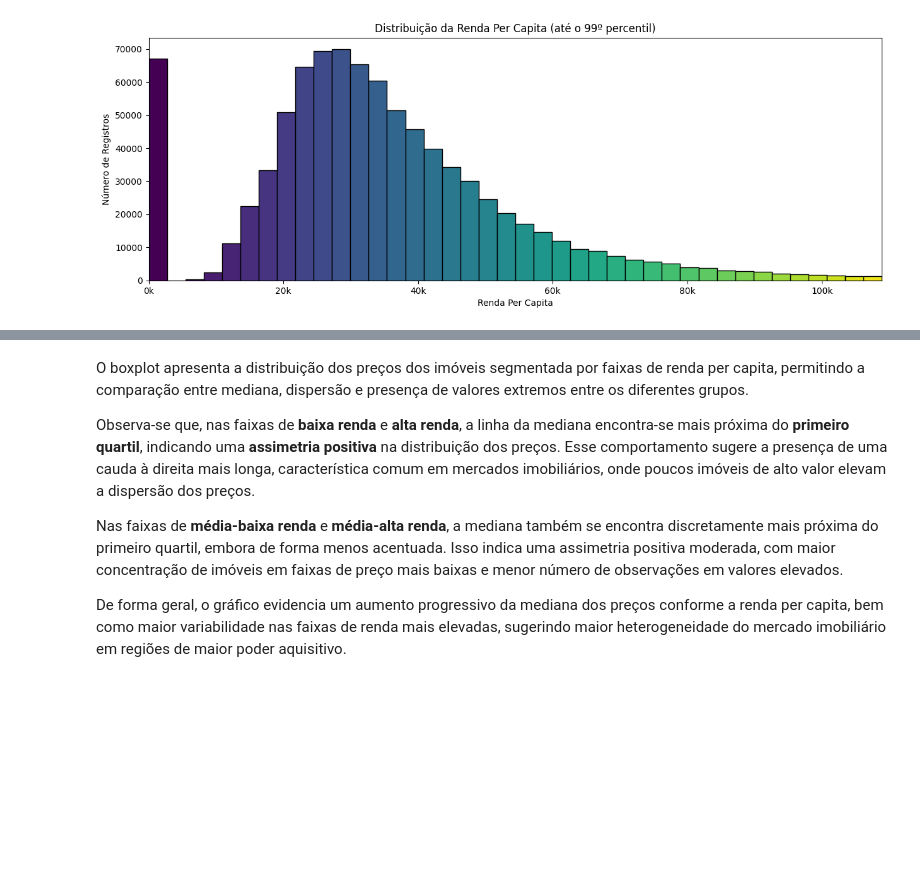
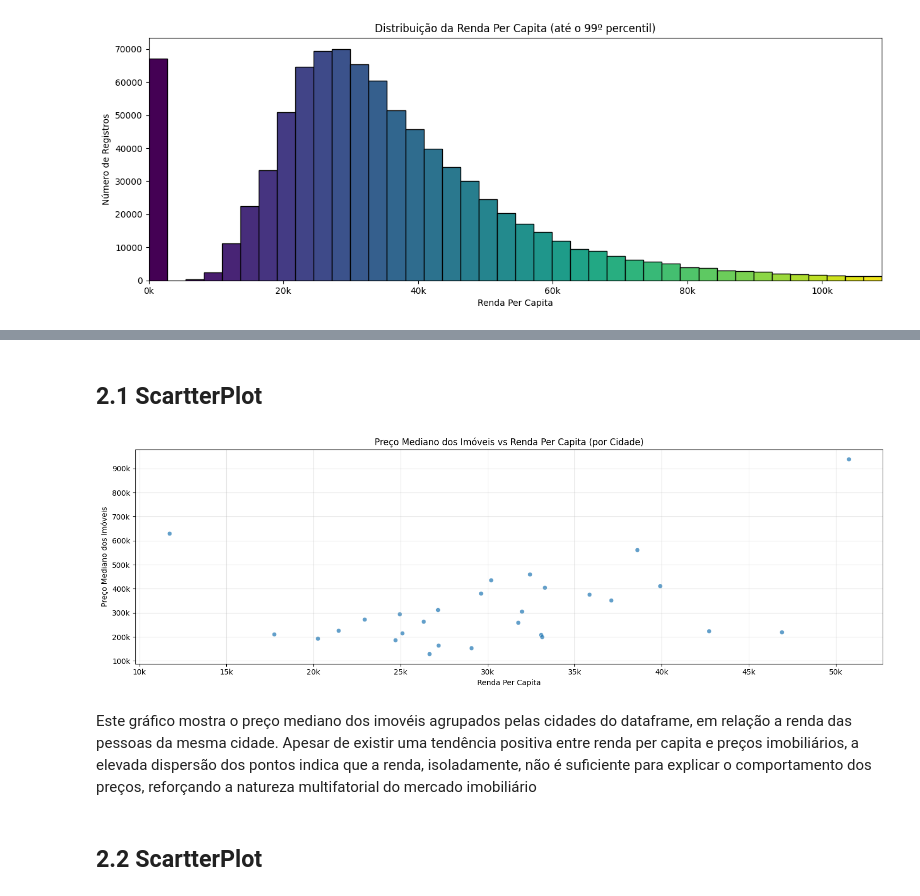
Before and after one commit to nicolascoqueiro/housets-analysis, a Jupyter notebook: Data Layer/silver/analytics.ipynb, the cells around one changed output, grey strips where cells are left out. Saved outputs shown, nothing was run; the diff lists cells and outputs as text; code cells hidden in the pictures; blank space fills up the shorter version.

```diff
--- a/Data Layer/silver/analytics.ipynb
+++ b/Data Layer/silver/analytics.ipynb
@@ -154,8 +138,56 @@ plt.show()
 # %% [markdown]
-O boxplot apresenta a distribuição dos preços dos imóveis segmentada por faixas de renda per capita, permitindo a comparação entre mediana, dispersão e presença de valores extremos entre os diferentes grupos.
-
-Observa-se que, nas faixas de **baixa renda** e **alta renda**, a linha da mediana encontra-se mais próxima do **primeiro quartil**, indicando uma **assimetria positiva** na distribuição dos preços. Esse comportamento sugere a presença de uma cauda à direita mais longa, característica comum em mercados imobiliários, onde poucos imóveis de alto valor elevam a dispersão dos preços.
-
-Nas faixas de **média-baixa renda** e **média-alta renda**, a mediana também se encontra discretamente mais próxima do primeiro quartil, embora de forma menos acentuada. Isso indica uma assimetria positiva moderada, com maior concentração de imóveis em faixas de preço mais baixas e menor número de observações em valores elevados.
-
-De forma geral, o gráfico evidencia um aumento progressivo da mediana dos preços conforme a renda per capita, bem como maior variabilidade nas faixas de renda mais elevadas, sugerindo maior heterogeneidade do mercado imobiliário em regiões de maior poder aquisitivo.
+## 2.1 ScartterPlot
+# %%
+dados_cidade_renda = (
+    dados
+    .groupby('city_full')
+    .agg(
+        preco_medio_cidade=('price', 'median'),
+        renda_per_capita=('per_capita_income', 'first')
+    )
+    .reset_index()
+)
+
+
+dados_cidade_renda = dados_cidade_renda[
+    dados_cidade_renda['renda_per_capita'] > 0
+]
+# %%
+plt.figure(figsize=(15,5))
+
+sns.scatterplot(
+    data=dados_cidade_renda,
+    x='renda_per_capita',
+    y='preco_medio_cidade',
+    alpha=0.7
+)
+
+dados_cidade_renda = dados_cidade_renda[
+    dados_cidade_renda['renda_per_capita'] > 0
+]
+
+
+plt.xlabel('Renda Per Capita')
+plt.ylabel('Preço Mediano dos Imóveis')
+plt.title('Preço Mediano dos Imóveis vs Renda Per Capita (por Cidade)')
+
+x_formatter = mtick.FuncFormatter(
+    lambda x, pos: f'{int(x/1_000)}k'
+)
+y_formatter = mtick.FuncFormatter(
+    lambda y, pos: f'{y/1_000_000:.1f}M' if y >= 1_000_000 else f'{int(y/1_000)}k'
+)
+
+plt.gca().xaxis.set_major_formatter(x_formatter)
+plt.gca().yaxis.set_major_formatter(y_formatter)
+
+plt.grid(alpha=0.3)
+plt.tight_layout()
+plt.show()
+# %% [output]
+[figure, added]
+# %% [markdown]
+Este gráfico mostra o preço mediano dos imovéis agrupados pelas cidades do dataframe, em relação a renda das pessoas da mesma cidade.
+Apesar de existir uma tendência positiva entre renda per capita e preços imobiliários, a elevada dispersão dos pontos indica que a renda, isoladamente, não é suficiente para explicar o comportamento dos preços, reforçando a natureza multifatorial do mercado imobiliário
+# %% [markdown]
+## 2.2 ScartterPlot
```
Also changed, not shown: parts of 25 cells of this notebook.
